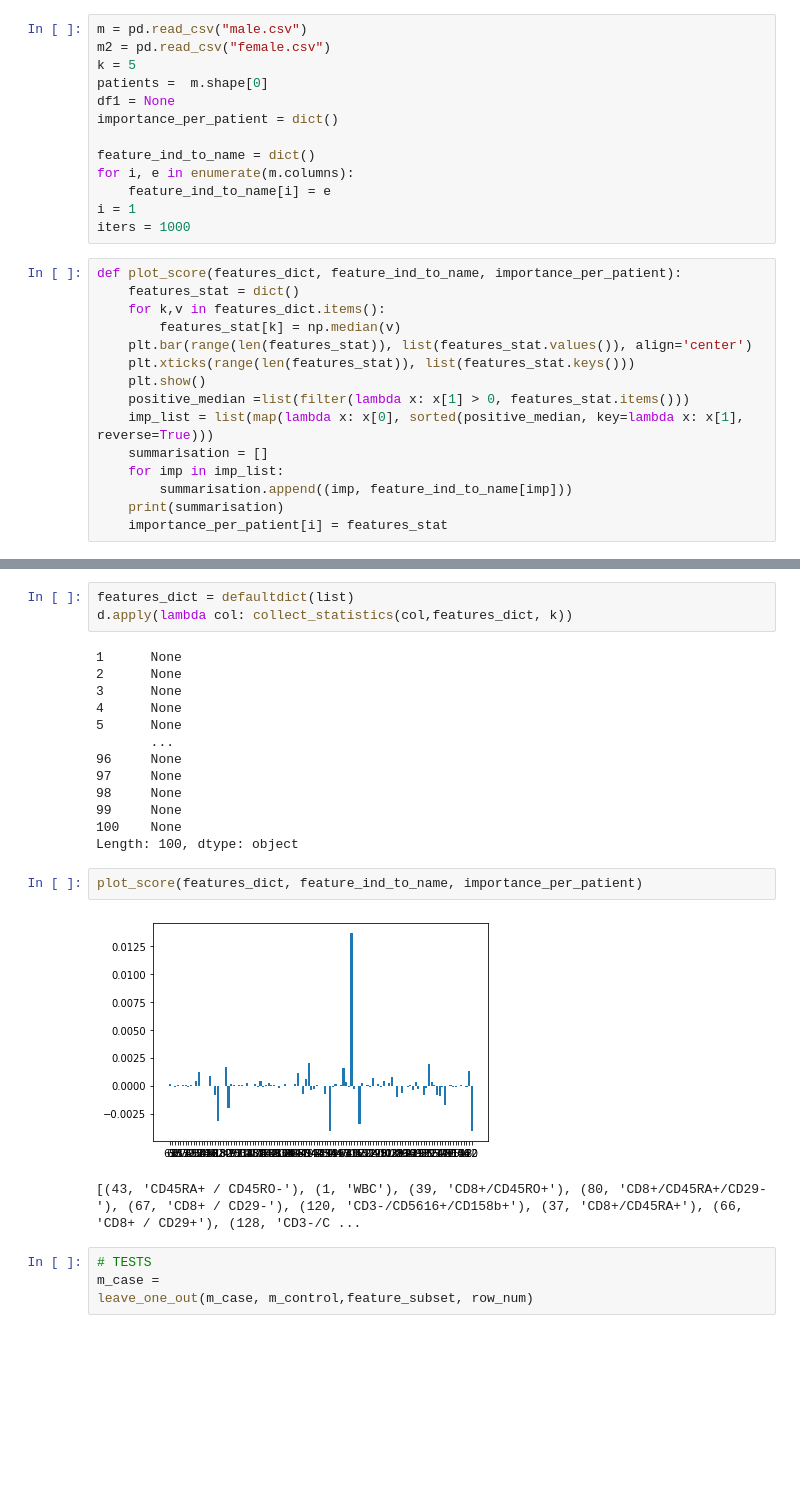
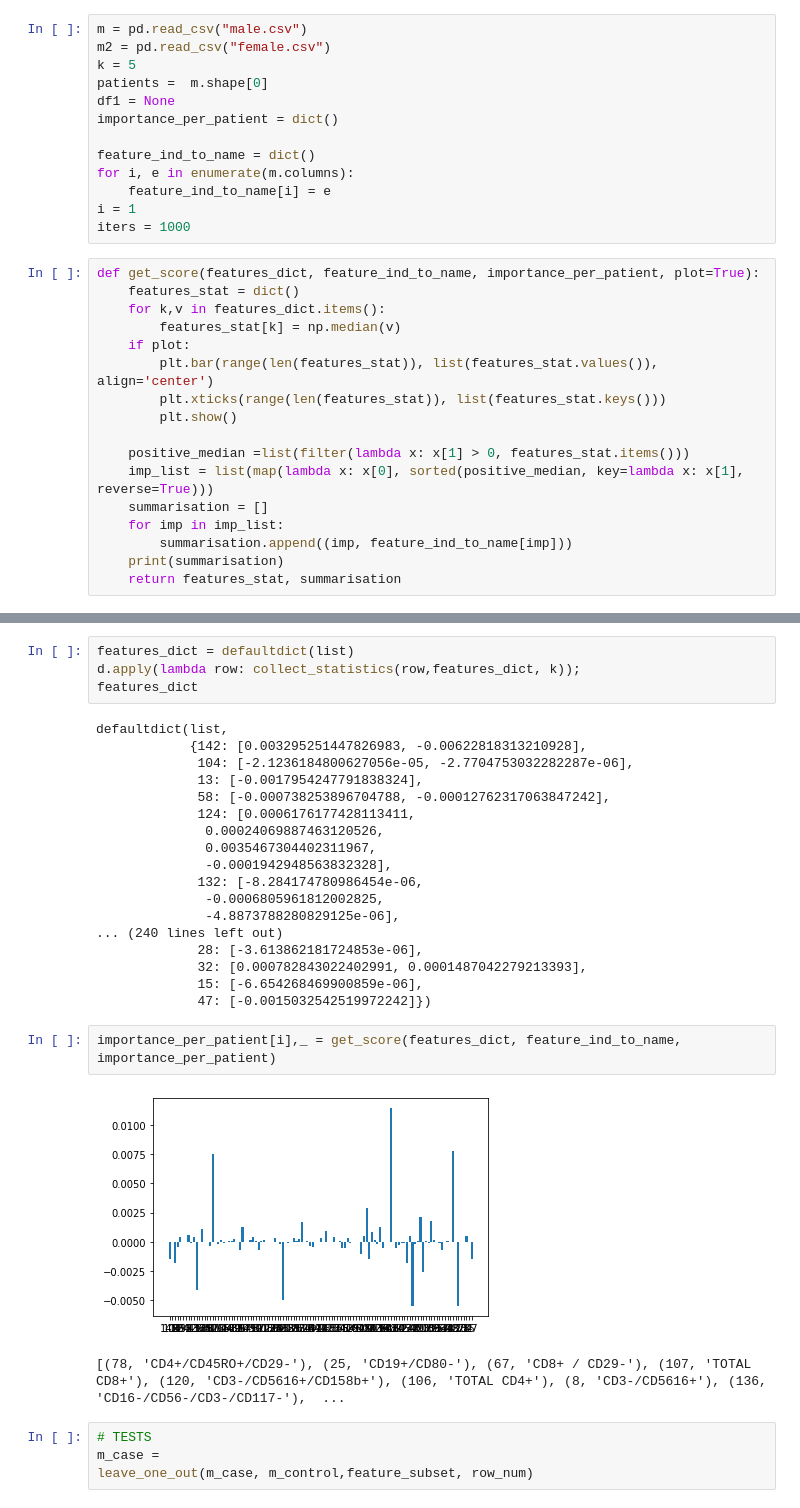
Before and after one commit to pszemkor/FSTool, a Jupyter notebook: PrometheusNotebook/FeatureSelectionNotebook.ipynb, the cells around one changed output, grey strips where cells are left out. Saved outputs shown, nothing was run; the diff lists cells and outputs as text; blank space fills up the shorter version.

```diff
--- a/PrometheusNotebook/FeatureSelectionNotebook.ipynb
+++ b/PrometheusNotebook/FeatureSelectionNotebook.ipynb
@@ -360,19 +360,21 @@ for i, e in enumerate(m.columns):
 i = 1
 iters = 1000
 # %%
-def plot_score(features_dict, feature_ind_to_name, importance_per_patient):
+def get_score(features_dict, feature_ind_to_name, importance_per_patient, plot=True):
     features_stat = dict()
     for k,v in features_dict.items():
         features_stat[k] = np.median(v)
-    plt.bar(range(len(features_stat)), list(features_stat.values()), align='center')
-    plt.xticks(range(len(features_stat)), list(features_stat.keys()))
-    plt.show()
+    if plot:
+        plt.bar(range(len(features_stat)), list(features_stat.values()), align='center')
+        plt.xticks(range(len(features_stat)), list(features_stat.keys()))
+        plt.show()
+
     positive_median =list(filter(lambda x: x[1] > 0, features_stat.items()))
     imp_list = list(map(lambda x: x[0], sorted(positive_median, key=lambda x: x[1], reverse=True)))
     summarisation = []
     for imp in imp_list:
         summarisation.append((imp, feature_ind_to_name[imp]))
     print(summarisation)
-    importance_per_patient[i] = features_stat
+    return features_stat, summarisation
 # %%
 def func_(col, m, m2, features_count, i, k):
@@ -407,24 +414,30 @@ d
 # %%
 features_dict = defaultdict(list)
-d.apply(lambda col: collect_statistics(col,features_dict, k))
+d.apply(lambda row: collect_statistics(row,features_dict, k));
+features_dict
 # %% [output]
-1      None
-2      None
-3      None
-4      None
-5      None
-       ...
-96     None
-97     None
-98     None
-99     None
-100    None
-Length: 100, dtype: object
+defaultdict(list,
+            {142: [0.003295251447826983, -0.00622818313210928],
+             104: [-2.1236184800627056e-05, -2.7704753032282287e-06],
+             13: [-0.0017954247791838324],
+             58: [-0.000738253896704788, -0.00012762317063847242],
+             124: [0.0006176177428113411,
+              0.00024069887463120526,
+              0.0035467304402311967,
+              -0.0001942948563832328],
+             132: [-8.284174780986454e-06,
+              -0.0006805961812002825,
+              -4.8873788280829125e-06],
+... (240 lines left out)
+             28: [-3.613862181724853e-06],
+             32: [0.000782843022402991, 0.0001487042279213393],
+             15: [-6.654268469900859e-06],
+             47: [-0.0015032542519972242]})
 # %%
-plot_score(features_dict, feature_ind_to_name, importance_per_patient)
+importance_per_patient[i],_ = get_score(features_dict, feature_ind_to_name, importance_per_patient)
 # %% [output]
-[figure, old version]
+[figure, new version]
-[(43, 'CD45RA+ / CD45RO-'), (1, 'WBC'), (39, 'CD8+/CD45RO+'), (80, 'CD8+/CD45RA+/CD29-'), (67, 'CD8+ / CD29-'), (120, 'CD3-/CD5616+/CD158b+'), (37, 'CD8+/CD45RA+'), (66, 'CD8+ / CD29+'), (128, 'CD3-/C ...
+[(78, 'CD4+/CD45RO+/CD29-'), (25, 'CD19+/CD80-'), (67, 'CD8+ / CD29-'), (107, 'TOTAL CD8+'), (120, 'CD3-/CD5616+/CD158b+'), (106, 'TOTAL CD4+'), (8, 'CD3-/CD5616+'), (136, 'CD16-/CD56-/CD3-/CD117-'),  ...
 # %%
 # TESTS
 m_case =
```
Also changed, not shown: parts of 6 cells of this notebook.
